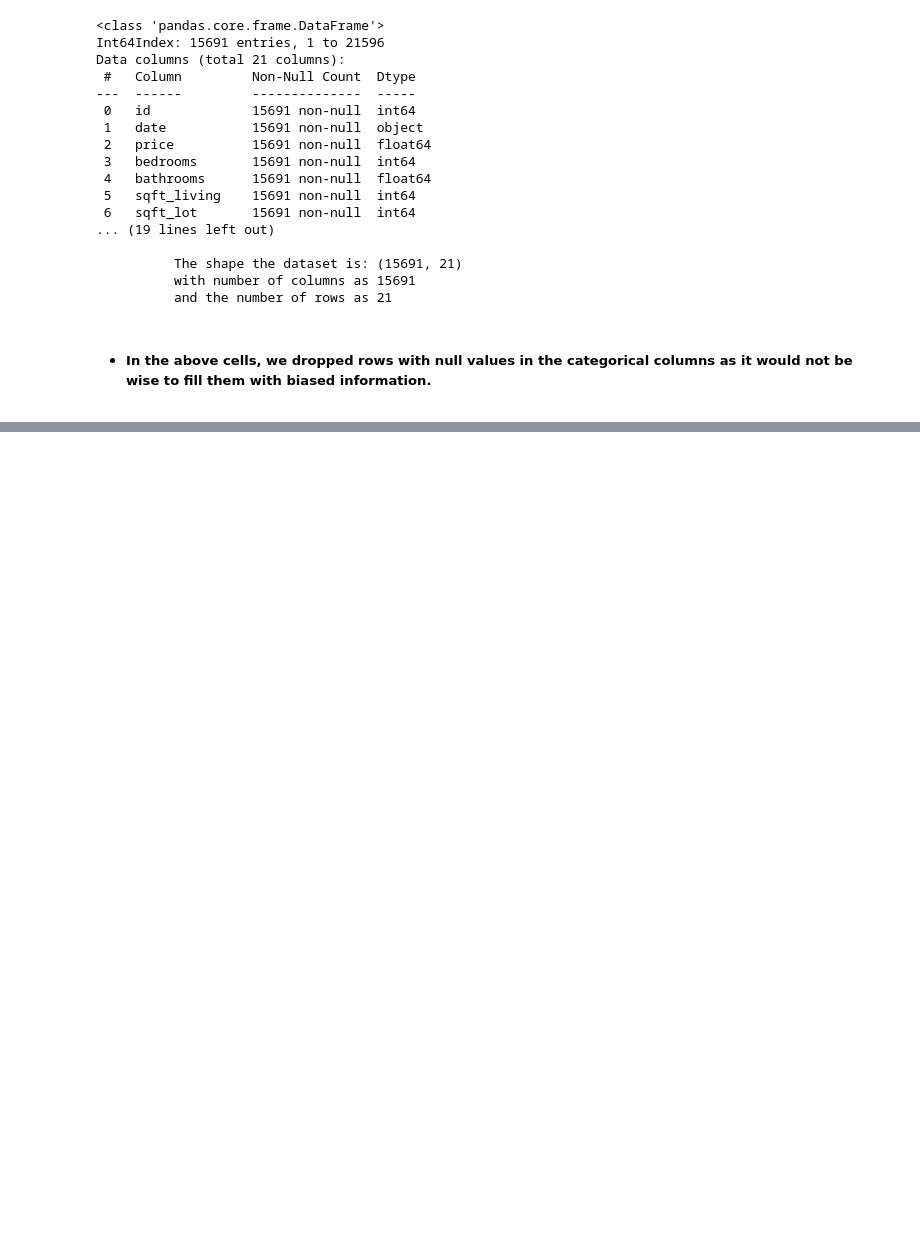
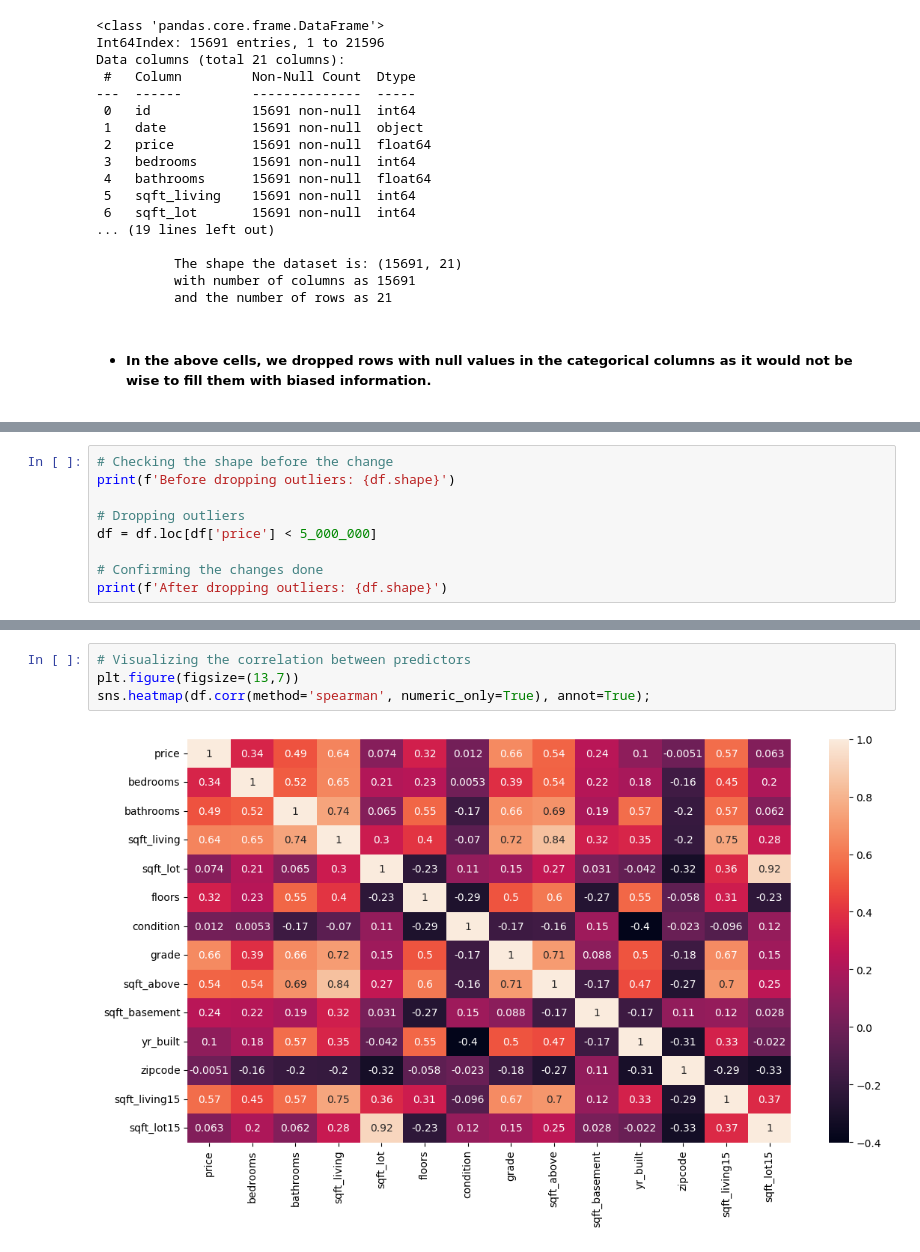
Before and after one commit to learn-co-curriculum/dsc-phase-2-project-v2-3, a Jupyter notebook: student.ipynb, the cells around one changed output, grey strips where cells are left out. Drawn from its saved outputs; the diff is of its cells as text; blank space fills up the shorter version.

```diff
--- a/student.ipynb
+++ b/student.ipynb
@@ -288,0 +456,9 @@ Data columns (total 21 columns):
+# %%
+# Checking the shape before the change
+print(f'Before dropping outliers: {df.shape}')
+
+# Dropping outliers
+df = df.loc[df['price'] < 5_000_000]
+
+# Confirming the changes done
+print(f'After dropping outliers: {df.shape}')
@@ -288,0 +527,6 @@ Data columns (total 21 columns):
+# %%
+# Visualizing the correlation between predictors
+plt.figure(figsize=(13,7))
+sns.heatmap(df.corr(method='spearman', numeric_only=True), annot=True);
+# %% [output]
+[figure, added]
```
Also changed, not shown: parts of 39 cells of this notebook.
